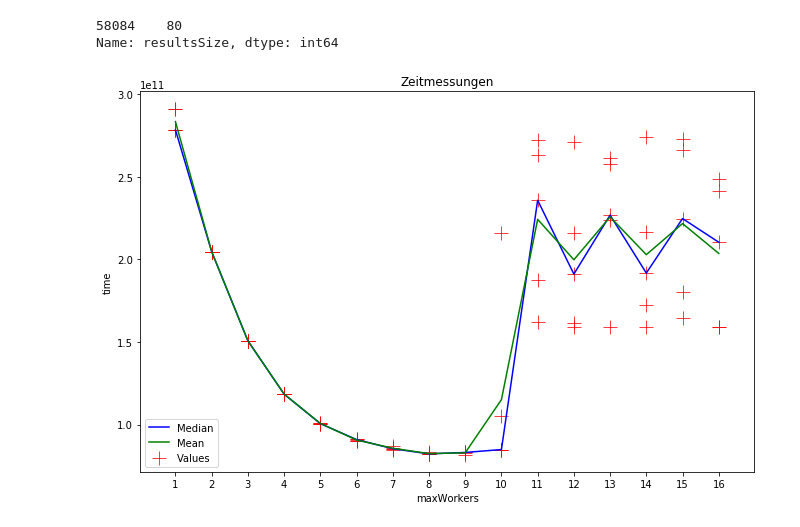
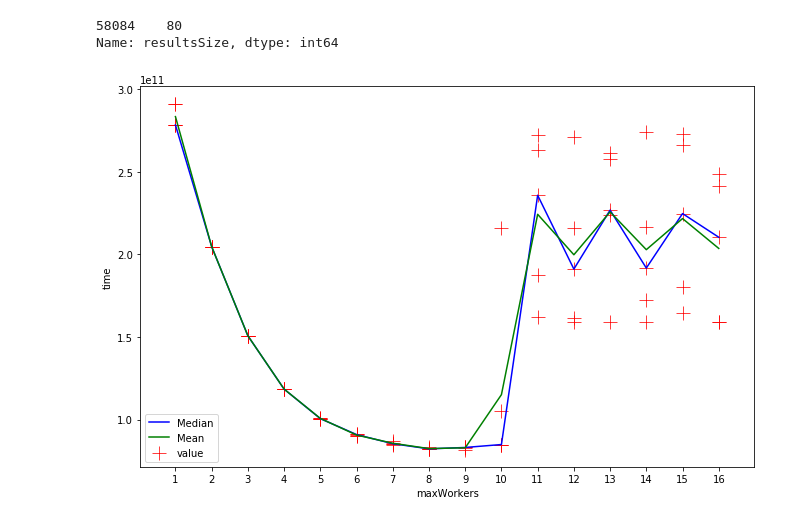
Before and after one commit to maxbundscherer/scala-akka-prime, a Jupyter notebook: reports/report.ipynb, the cells around one changed output. Saved outputs shown, nothing was run; the diff lists cells and outputs as text; code cells hidden in the pictures.

```diff
--- a/reports/report.ipynb
+++ b/reports/report.ipynb
@@ -70,19 +70,19 @@ meanData   = rawData.groupby("maxWorkers").mean()
 # %%
 # Zeichne Ergebnisse
 
 _ = plt.figure(figsize=(11,7))
 _ = plt.xticks(np.arange(0, globalMaxWorkers+1, 1.0))
-_ = plt.title("Zeitmessungen")
+#_ = plt.title("Zeitmessungen")
 
-_ = sns.scatterplot(x = rawData.maxWorkers, y = rawData.time, marker="+", color="red", s=200, label="Values")
+_ = sns.scatterplot(x = rawData.maxWorkers, y = rawData.time, marker="+", color="red", s=200, label="value")
 #_ = sns.lineplot(x = rawData.maxWorkers, y = rawData.time, marker="o", color="green")
 
 _ = sns.lineplot(x=medianData.index, y=medianData.time, color="blue", label="Median")
 _ = sns.lineplot(x=meanData.index, y=meanData.time, color="green", label="Mean")
 
 _ = plt.savefig(dir_var + 'time.png')
 # %% [output]
-[figure, old version]
+[figure, new version]
 # %%
 # Speedup berechnen
 firstTimeMedian = medianData.time.iloc[0]
```
Also changed, not shown: parts of 2 cells of this notebook.
